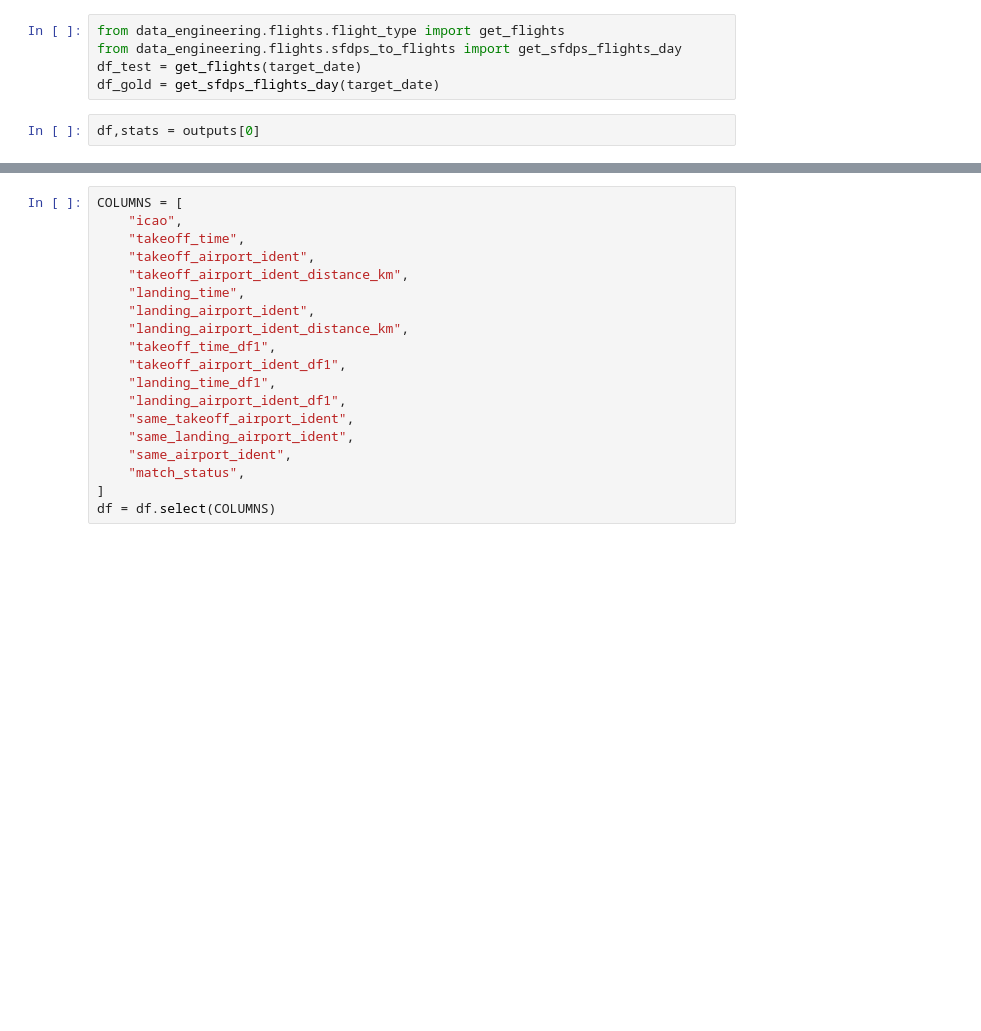
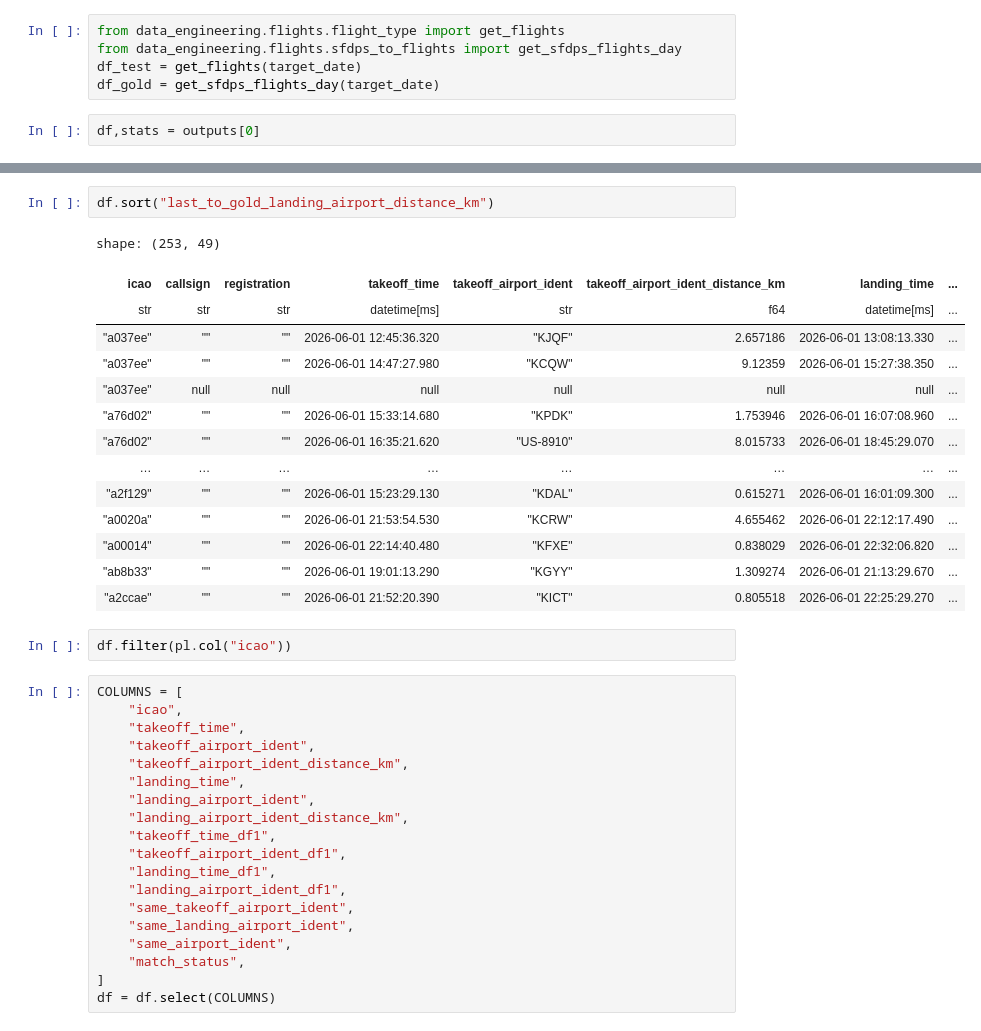
Before and after one commit to PlaneQuery/planequery-data, a Jupyter notebook: notebooks/flights/flights_comparision_4.ipynb, the cells around one changed output, grey strips where cells are left out. Cells and saved outputs as stored; diff of their text form; blank space fills up the shorter version.

```diff
--- a/notebooks/flights/flights_comparision_4.ipynb
+++ b/notebooks/flights/flights_comparision_4.ipynb
@@ -17,3 +32,22 @@ df,stats = outputs[0]
+# %%
+df.sort("last_to_gold_landing_airport_distance_km")
+# %% [output]
+shape: (253, 49)
+| icao | callsign | registration | takeoff_time | takeoff_airport_ident | takeoff_airport_ident_distance_km | landing_time | ... |
+| str | str | str | datetime[ms] | str | f64 | datetime[ms] | ... |
+| "a037ee" | "" | "" | 2026-06-01 12:45:36.320 | "KJQF" | 2.657186 | 2026-06-01 13:08:13.330 | ... |
+| "a037ee" | "" | "" | 2026-06-01 14:47:27.980 | "KCQW" | 9.12359 | 2026-06-01 15:27:38.350 | ... |
+| "a037ee" | null | null | null | null | null | null | ... |
+| "a76d02" | "" | "" | 2026-06-01 15:33:14.680 | "KPDK" | 1.753946 | 2026-06-01 16:07:08.960 | ... |
+| "a76d02" | "" | "" | 2026-06-01 16:35:21.620 | "US-8910" | 8.015733 | 2026-06-01 18:45:29.070 | ... |
+| … | … | … | … | … | … | … | ... |
+| "a2f129" | "" | "" | 2026-06-01 15:23:29.130 | "KDAL" | 0.615271 | 2026-06-01 16:01:09.300 | ... |
+| "a0020a" | "" | "" | 2026-06-01 21:53:54.530 | "KCRW" | 4.655462 | 2026-06-01 22:12:17.490 | ... |
+| "a00014" | "" | "" | 2026-06-01 22:14:40.480 | "KFXE" | 0.838029 | 2026-06-01 22:32:06.820 | ... |
+| "ab8b33" | "" | "" | 2026-06-01 19:01:13.290 | "KGYY" | 1.309274 | 2026-06-01 21:13:29.670 | ... |
+| "a2ccae" | "" | "" | 2026-06-01 21:52:20.390 | "KICT" | 0.805518 | 2026-06-01 22:25:29.270 | ... |
+# %%
+df.filter(pl.col("icao"))
 # %%
 COLUMNS = [
     "icao",
```
Also changed, not shown: parts of 5 cells of this notebook, 1 other file.
